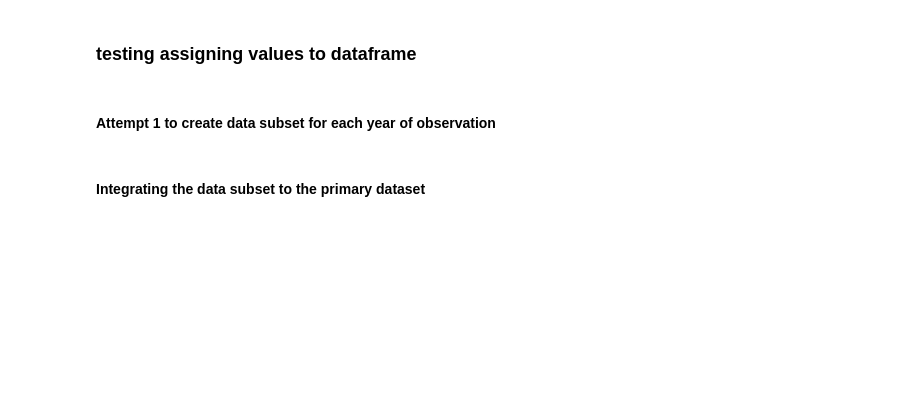
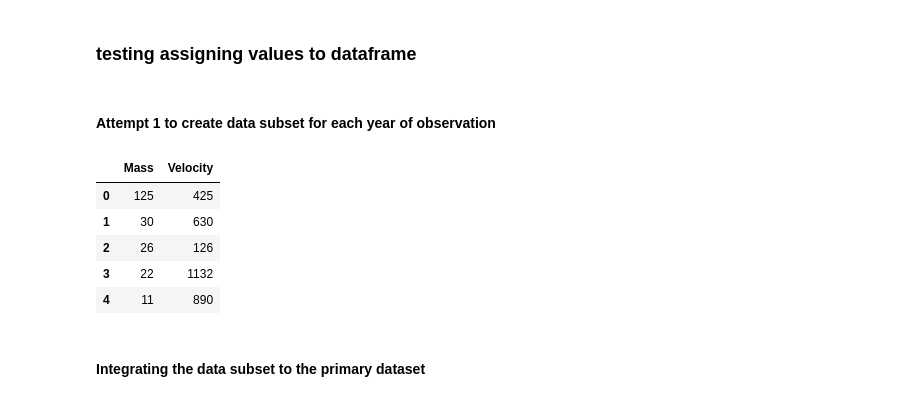
Before and after one commit to andkoc001/data_synthesis, a Jupyter notebook: data_synth_1.ipynb, the cells around one changed output. Saved outputs shown, nothing was run; the diff lists cells and outputs as text; code cells hidden in the pictures; blank space fills up the shorter version.

```diff
--- a/data_synth_1.ipynb
+++ b/data_synth_1.ipynb
@@ -286,22 +327,29 @@ for i in data["Year"]:
 # %%
 # from https://www.geeksforgeeks.org/different-ways-to-create-pandas-dataframe/
 
-# example for year 2
+# example for year 2 (assumed 5no. impacts)
 
 # List1
 mass_year_2 = [125, 30, 26, 22, 11]  # invented for testing
 
 # List2
-veleo_year_2 = [425, 630, 126, 1132, 890] # invented for testing
+velo_year_2 = [425, 630, 126, 1132, 890] # invented for testing
 
 # get the list of tuples from two listt and merge them by using zip().
-list_of_tuples = list(zip(mass_year_2, veleo_year_2))
+list_of_tuples = list(zip(mass_year_2, velo_year_2))
 
 # Converting lists of tuples into Pandas Dataframe.
-data_meteo = pd.DataFrame(list_of_tuples, columns = ['Size', 'Veleocity'])
+data_meteo = pd.DataFrame(list_of_tuples, columns = ['Mass', 'Velocity'])
 
 # Print data.
 data_meteo # this is a subset of data for year 2, attempt 1
+# %% [output]
+|  | Mass | Velocity |
+| 0 | 125 | 425 |
+| 1 | 30 | 630 |
+| 2 | 26 | 126 |
+| 3 | 22 | 1132 |
+| 4 | 11 | 890 |
 # %% [markdown]
 #### Integrating the data subset to the primary dataset
 # %%
```
Also changed, not shown: parts of 10 cells of this notebook.
